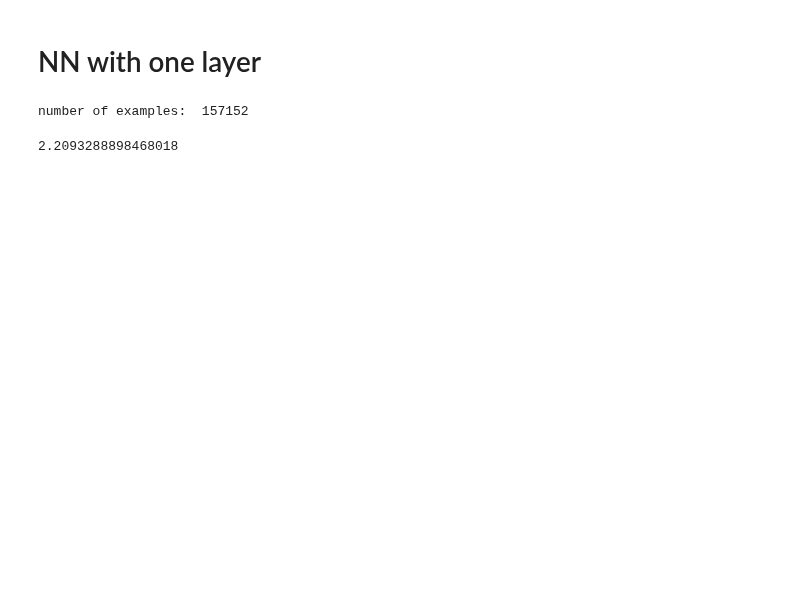
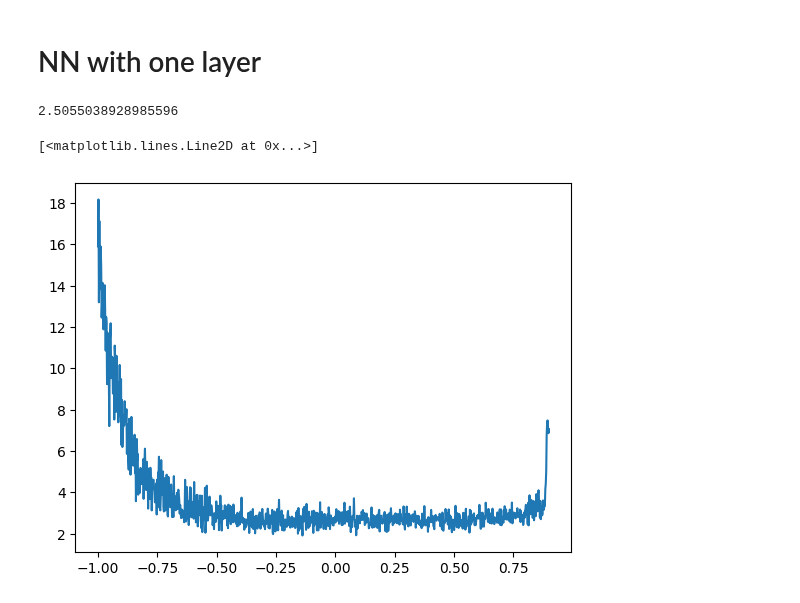
Before and after one commit to dominiksakic/zero_to_hero, a Jupyter notebook: exercise_trigram.ipynb, the cells around one changed output. Saved outputs shown, nothing was run; the diff lists cells and outputs as text; code cells hidden in the pictures; blank space fills up the shorter version.

```diff
--- a/exercise_trigram.ipynb
+++ b/exercise_trigram.ipynb
@@ -143,11 +141,6 @@ for w in train_words:
 
 xs = torch.tensor(xs)
 ys = torch.tensor(ys)
-
-num = xs.shape[0]
-print('number of examples: ', num)
-# %% [output]
-number of examples:  157152
 # %%
 # initialize the 'network'
 g = torch.Generator().manual_seed(2147483647)
@@ -156,18 +153,24 @@ C = torch.randn(27, 27, generator=g, requires_grad=True)
+# %%
+lri = []
+lossi = []
+stepi = []
 # %%
 import torch.nn.functional as F
 
 # gradient descent
-for k in range(10):
+for k in range(50000):
+
+  # minibatch construct
+  ix = torch.randint(0, xs.shape[0], (64,))
 
   # forward pass
-  emb = C[xs]        # [N, 2, 27]
-  xenc = emb.view(num, -1)  # [N, 54]
+  emb = C[xs[ix]]        # [N, 2, 27]
+  xenc = emb.view((emb.shape[0]), -1)  # [N, 54]
   logits = xenc @ W
 
 
-  loss = F.cross_entropy(logits, ys)
-  if k % 100 == 0:
-    print(loss.item())
+  loss = F.cross_entropy(logits, ys[ix])
+  # print(loss.item())
 
   # backward pass
   W.grad = None # set to zero the gradient
@@ -175,11 +178,23 @@ for k in range(10):
   loss.backward()
 
   # update
-  learning_rate = 1.0
-  W.data += -learning_rate* W.grad
-  C.data += -learning_rate* C.grad
+  lr = 0.01 if k < 100000 else 0.5
+  W.data += -lr* W.grad
+  C.data += -lr* C.grad
+
+  # track stats
+  stepi.append(k)
+  lossi.append(loss.item())
+print(loss.item())
 # %% [output]
-2.2093288898468018
+2.5055038928985596
+# %%
+# Finding a good learning Rate!
+import matplotlib.pyplot as plt
+plt.plot(lri, lossi)
+# %% [output]
+[<matplotlib.lines.Line2D at 0x...>]
+[figure, added]
 # %%
 # Helper functions:
 def calculate_loss(xs, ys):
```
Also changed, not shown: parts of 7 cells of this notebook.
